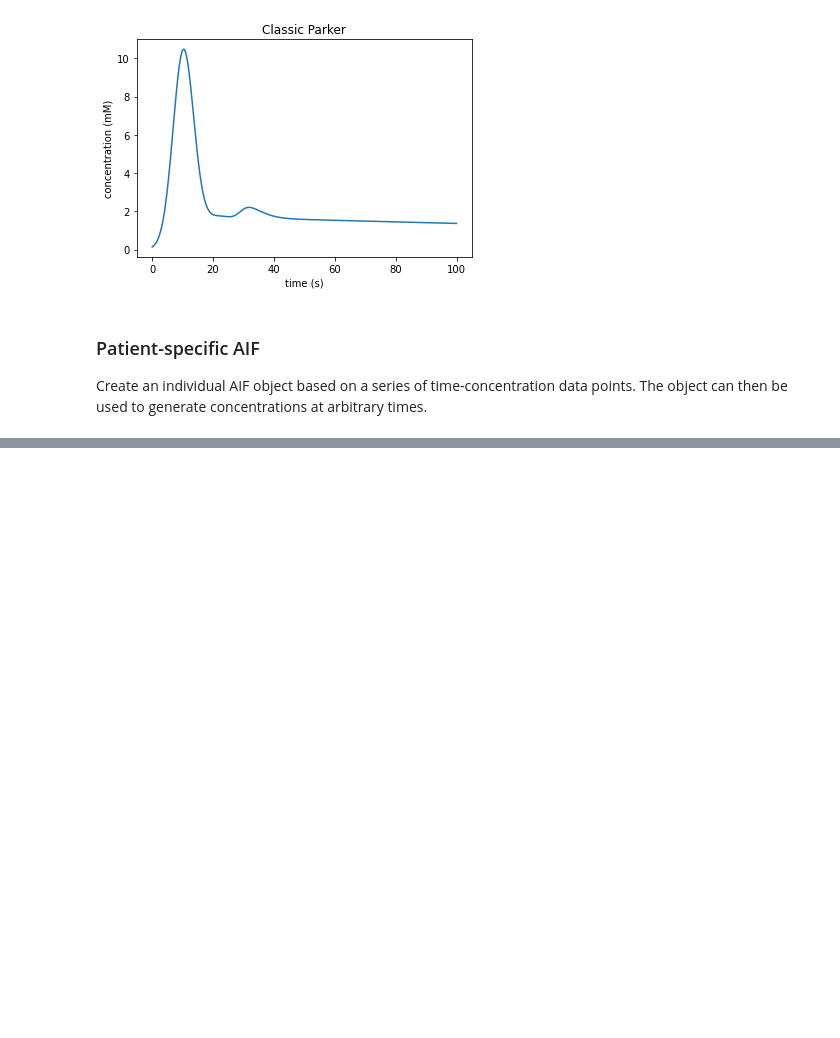
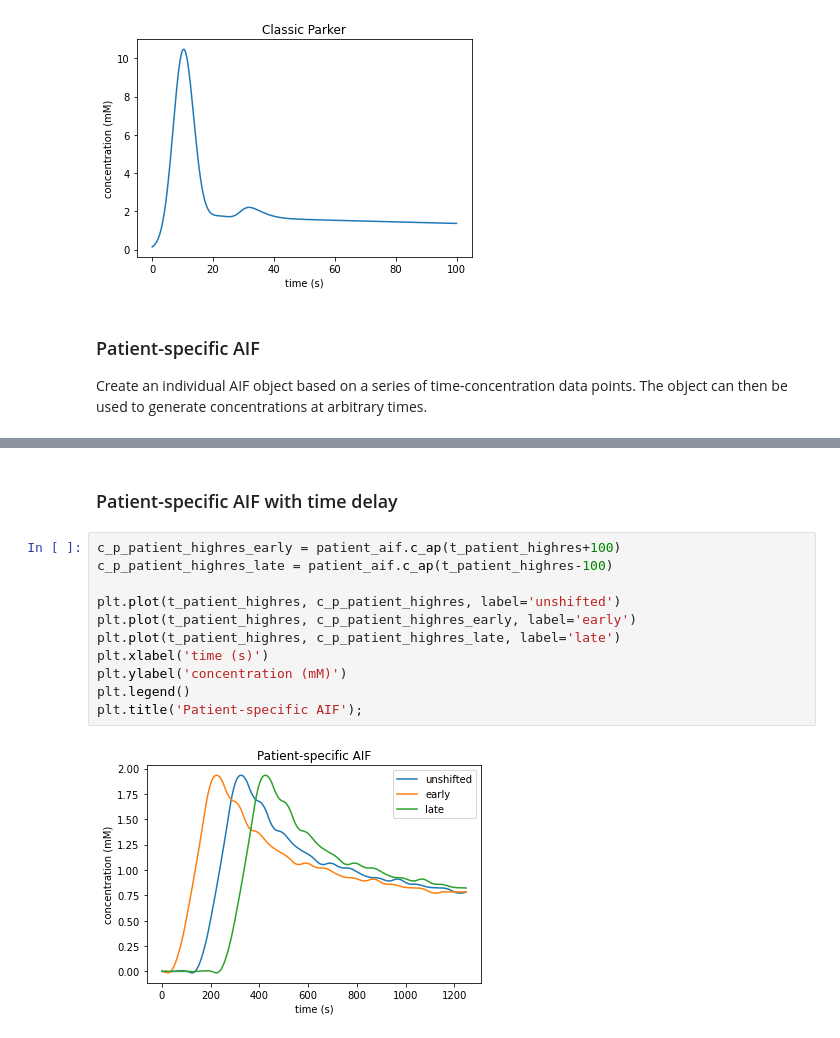
Before and after one commit to OSIPI/DCE-DSC-MRI_CodeCollection, a Jupyter notebook: src/original/MJT_UoEdinburghUK/demo/demo_aif.ipynb, the cells around one changed output, grey strips where cells are left out. Saved outputs shown, nothing was run; the diff lists cells and outputs as text; blank space fills up the shorter version.

```diff
--- a/src/original/MJT_UoEdinburghUK/demo/demo_aif.ipynb
+++ b/src/original/MJT_UoEdinburghUK/demo/demo_aif.ipynb
@@ -56,0 +71,15 @@ plt.title('Individual AIF');
+# %% [markdown]
+### Patient-specific AIF with time delay
+# %%
+c_p_patient_highres_early = patient_aif.c_ap(t_patient_highres+100)
+c_p_patient_highres_late = patient_aif.c_ap(t_patient_highres-100)
+
+plt.plot(t_patient_highres, c_p_patient_highres, label='unshifted')
+plt.plot(t_patient_highres, c_p_patient_highres_early, label='early')
+plt.plot(t_patient_highres, c_p_patient_highres_late, label='late')
+plt.xlabel('time (s)')
+plt.ylabel('concentration (mM)')
+plt.legend()
+plt.title('Patient-specific AIF');
+# %% [output]
+[figure, added]
```
Also changed, not shown: parts of 4 cells of this notebook, 4 other files.
